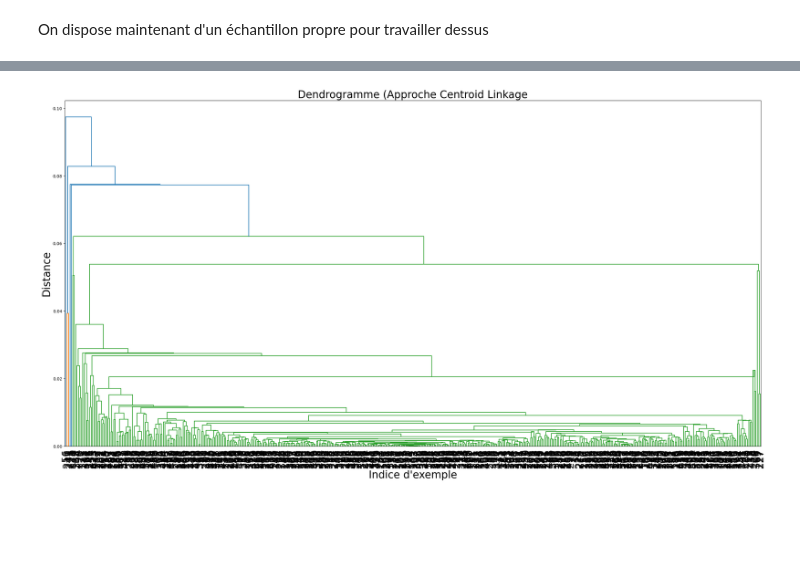
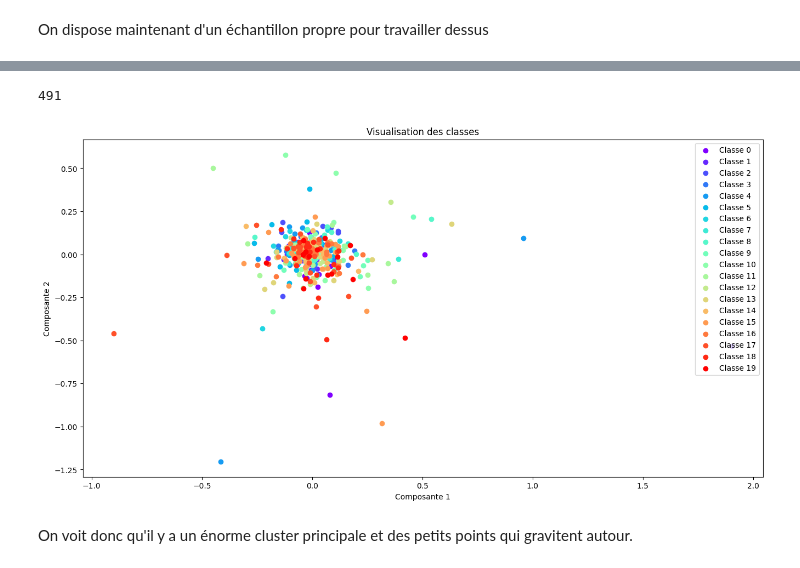
Before and after one commit to Ionys320/stats, a Jupyter notebook: nonsupervise.ipynb, the cells around one changed output, grey strips where cells are left out. Saved outputs shown, nothing was run; the diff lists cells and outputs as text; code cells hidden in the pictures; blank space fills up the shorter version.

```diff
--- a/nonsupervise.ipynb
+++ b/nonsupervise.ipynb
@@ -356,4 +339,5 @@ TypeError: calcul_eigens() takes 1 positional argument but 2 were given
 # %%
-proj_data = ut.projection2D(vec_data, labels)
-proj_data.shape
+proj_data = ut.projectionND(data_centered, lam, V, 2)
+print(proj_data.shape)
+proj_data
 # %% [output]
@@ -390,6 +364,28 @@ plt.plot(proj_data)
-# %%
-
-proj_data = pd.DataFrame(proj_data)
-# partition = clust.CHA(proj_data, "centroid", verbose=False, dendrogramme=True)
-# %% [output]
-[figure, removed]
+# %%
+
+Y = sampled_data["target"]
+print(len(Y))
+
+unique_classes = np.unique(Y)
+num_classes = len(unique_classes)
+colors = plt.cm.rainbow(np.linspace(0, 1, num_classes)) # palette de couleurs
+
+plt.figure(figsize=(16, 8))
+for i, y in enumerate(unique_classes):
+    # masque pour récupère tous les exemples de la classe y
+    mask = Y == y
+
+    plt.scatter(proj_data[mask, 0], proj_data[mask, 1],
+                color=colors[i],
+                label=f'Classe {y}')
+
+plt.legend()
+plt.title('Visualisation des classes')
+plt.xlabel('Composante 1')
+plt.ylabel('Composante 2')
+plt.show()
+# %% [output]
+491
+[figure, added]
+# %% [markdown]
+On voit donc qu'il y a un énorme cluster principale et des petits points qui gravitent autour.
```
Also changed, not shown: parts of 13 cells of this notebook, 1 other file.
